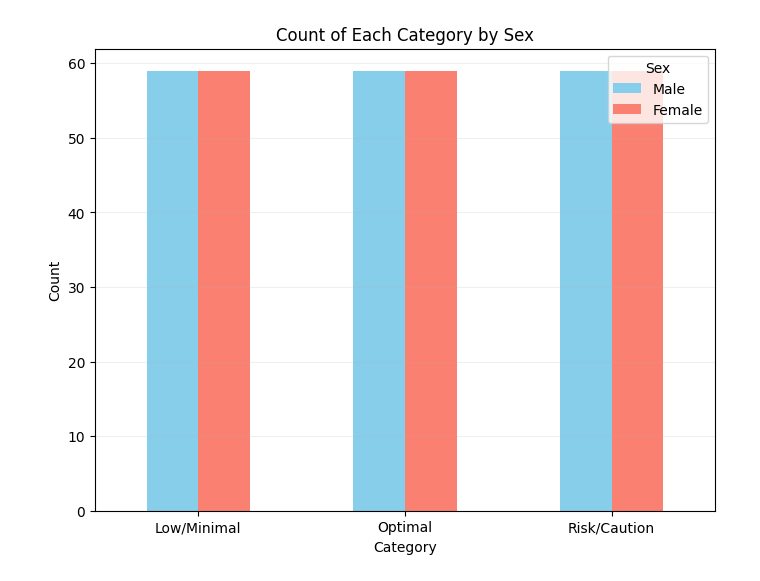
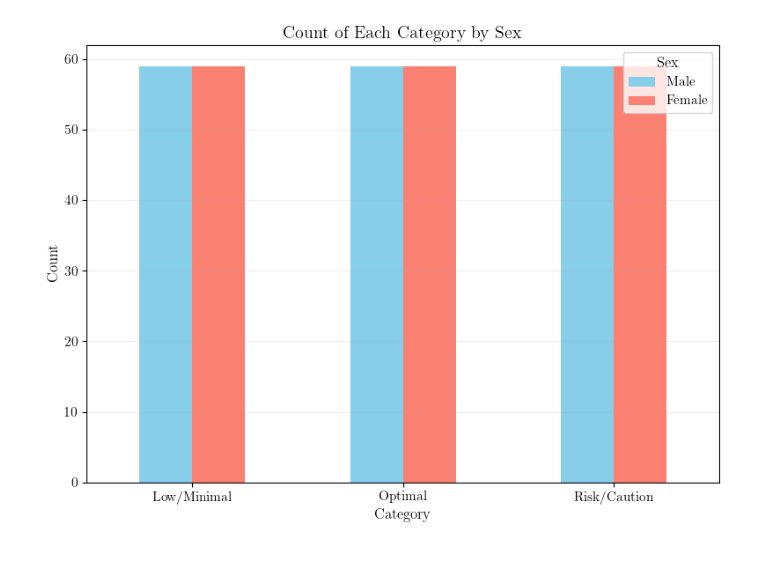
Before and after one commit to jepe06/Project-One---Fatigue-Index, a Jupyter notebook: automate_graphs.ipynb, the cells around one changed output. Drawn from its saved outputs; the diff is of its cells as text; code cells hidden in the pictures.

```diff
--- a/automate_graphs.ipynb
+++ b/automate_graphs.ipynb
@@ -8,20 +8,35 @@ from sklearn.preprocessing import LabelEncoder
 df = pd.read_csv('02balanced.csv')
 # %%
 def plot_FATIGvsSEX(df):
+
+    plt.rcParams.update({
+        "text.usetex": True,              # If you want to use LaTeX fonts in text
+        "font.family": "serif",           # IEEE uses Times New Roman-like fonts
+        "font.size": 12,                   # General font size for IEEE format
+        "axes.labelsize": 12,              # Axis labels font size
+        "legend.fontsize": 11,             # Legend font size
+        "xtick.labelsize": 11,             # X-axis tick labels font size
+        "ytick.labelsize": 11,             # Y-axis tick labels font size
+        "figure.figsize": (5, 5*0.8),
+        "savefig.dpi": 1200,               # DPI for high-quality PNG/JPEG
+    })
+
     contagem = pd.crosstab(df["FatigInd"], df["Sex_F"])
     # Plot the chart with bars separated by Sex_F
     contagem.plot(kind='bar', stacked=False, color=['skyblue', 'salmon'], figsize=(8, 6))
     plt.title('Count of Each Category by Sex')
     plt.xlabel('Category')
     plt.ylabel('Count')
     plt.legend(['Male', 'Female'], title='Sex')
     plt.grid(axis='y', alpha=0.2)
     plt.xticks(rotation=0)
+    plt.tight_layout()
+    #plt.savefig('FATIGvsSEX.png')
     plt.show()
 
 plot_FATIGvsSEX(df)
 # %% [output]
-[figure, old version]
+[figure, new version]
 # %%
 def plot_FATIGvsVARS(dfGB):
     for cc in ['Appetite', 'StSpirit', 'pEffort']:
```
Also changed, not shown: parts of 2 cells of this notebook, 4 other files.
